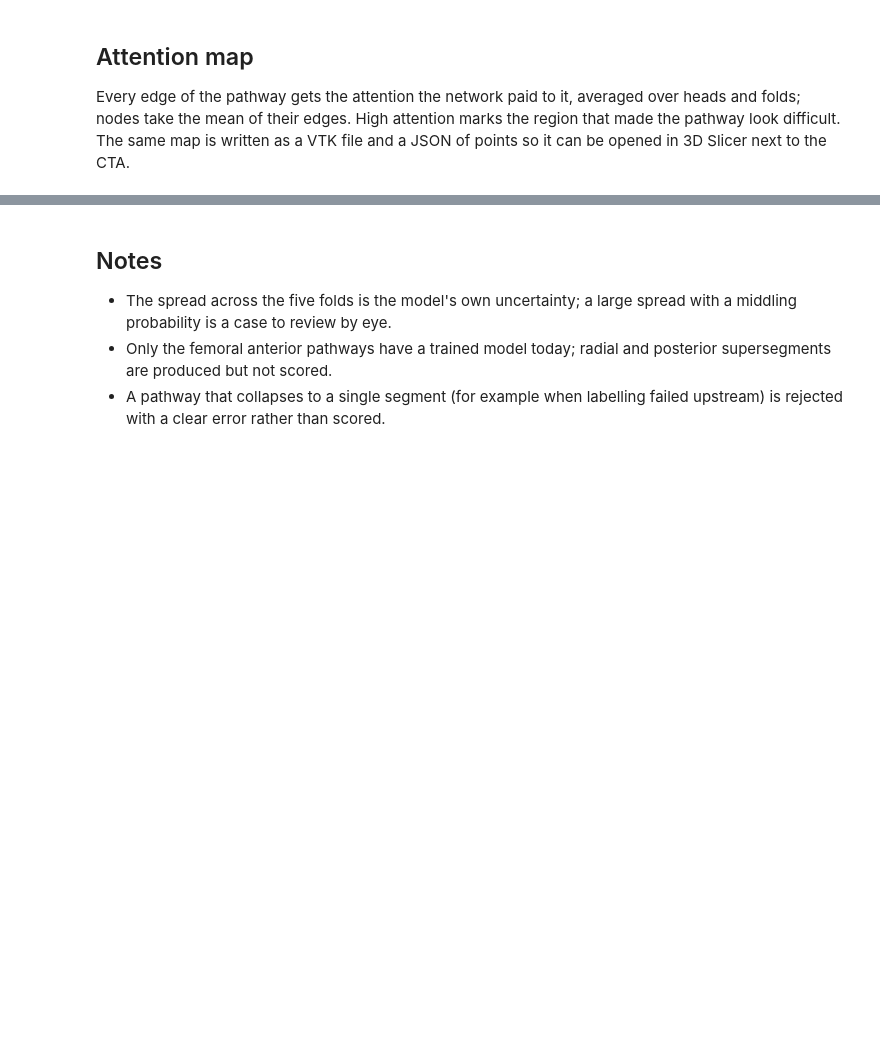
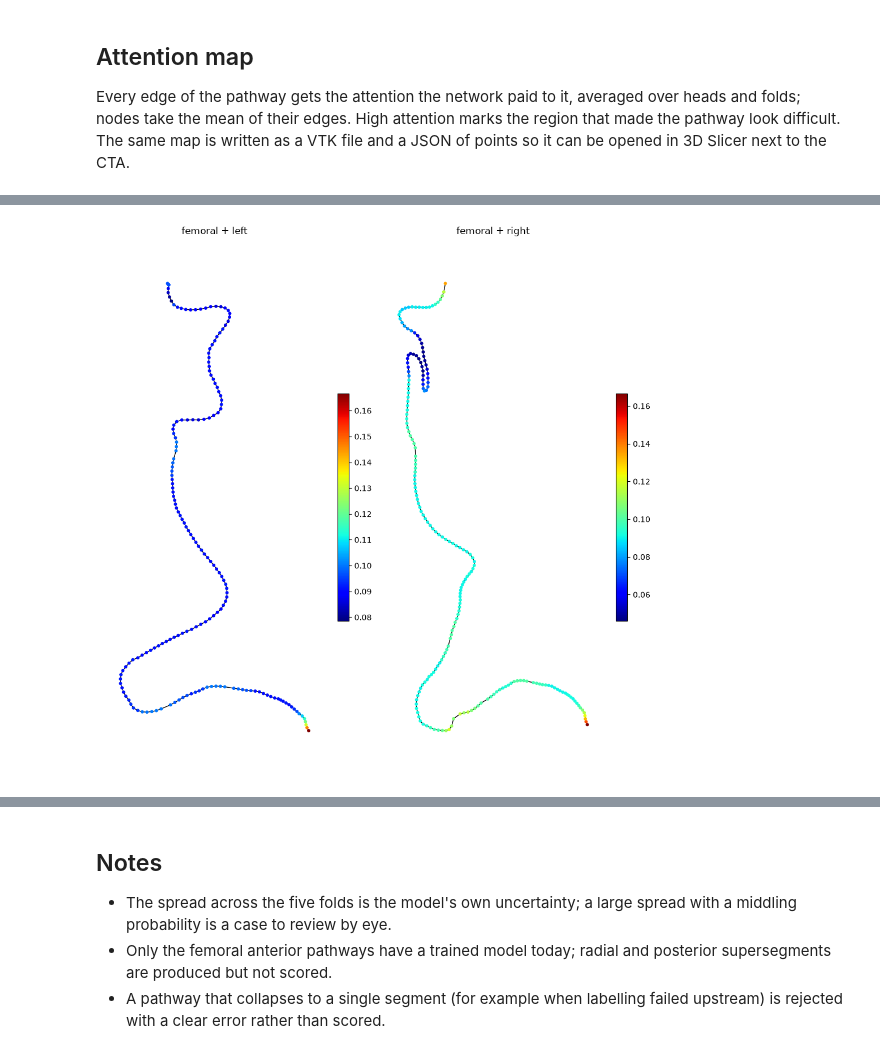
Before and after one commit to FLOWCAT-CV/arterial, a Jupyter notebook: notebooks/05_access_prediction.ipynb, the cells around one changed output, grey strips where cells are left out. Saved outputs shown, nothing was run; the diff lists cells and outputs as text; code cells hidden in the pictures; blank space fills up the shorter version.

```diff
--- a/notebooks/05_access_prediction.ipynb
+++ b/notebooks/05_access_prediction.ipynb
@@ -50,3 +68,11 @@ for idx, (key, graph) in enumerate(predictor.attention_maps_dict.items()):
+# %%
+from arterial.feature_extraction.utils import make_graph_plot
+fig, axes = plt.subplots(1, 2, figsize=(10, 10))
+for ax, (key, graph) in zip(axes, predictor.attention_maps_dict.items()):
+    make_graph_plot(graph, feature="attention_weight", cmap="jet", subplot=ax); ax.set_title(" + ".join(key))
+plt.tight_layout()   # the same view the pipeline saves as attention_map.png
+# %% [output]
+[figure, added]
 # %%
 out_dir = predictor.access_prediction_dir_path
 for r, _, fs in os.walk(out_dir):
```
Also changed, not shown: parts of 7 cells of this notebook.
